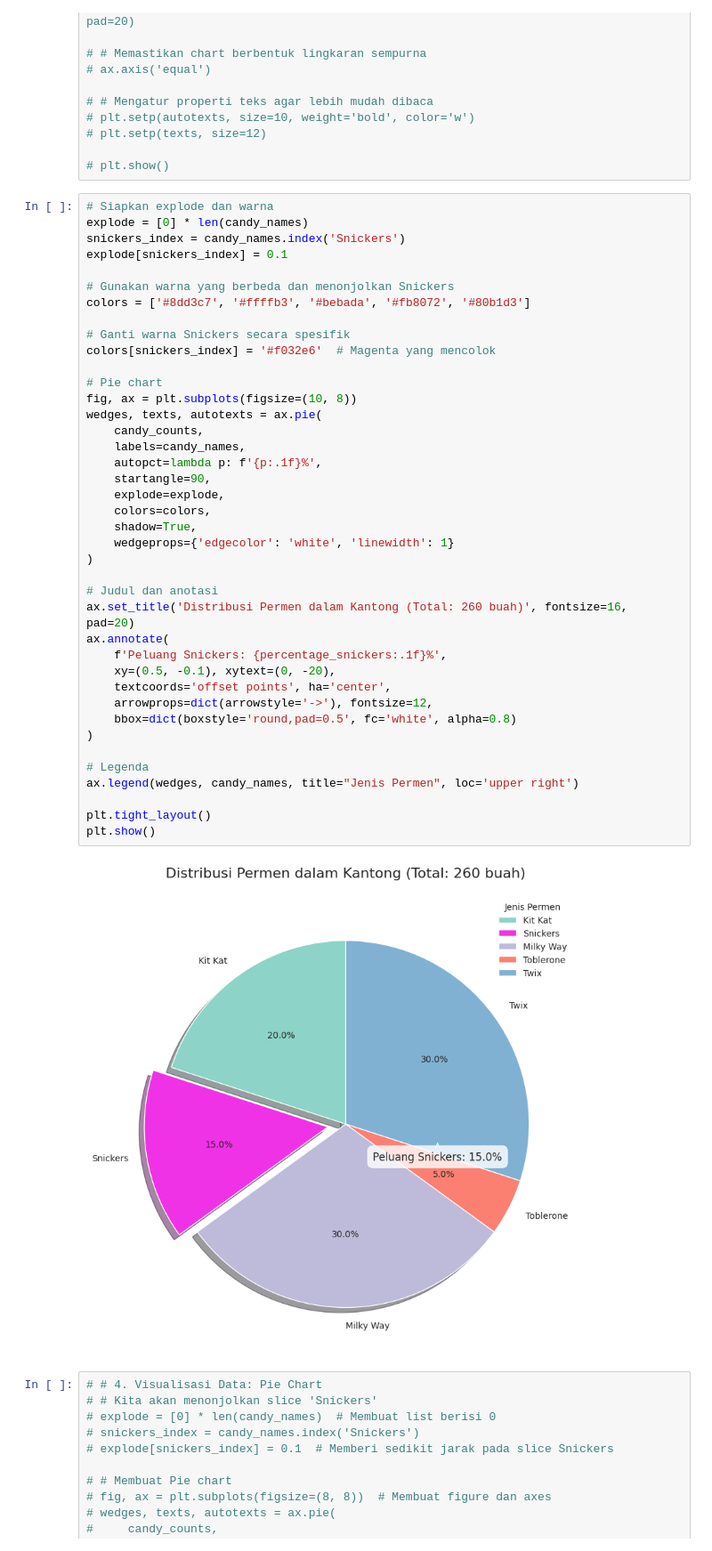
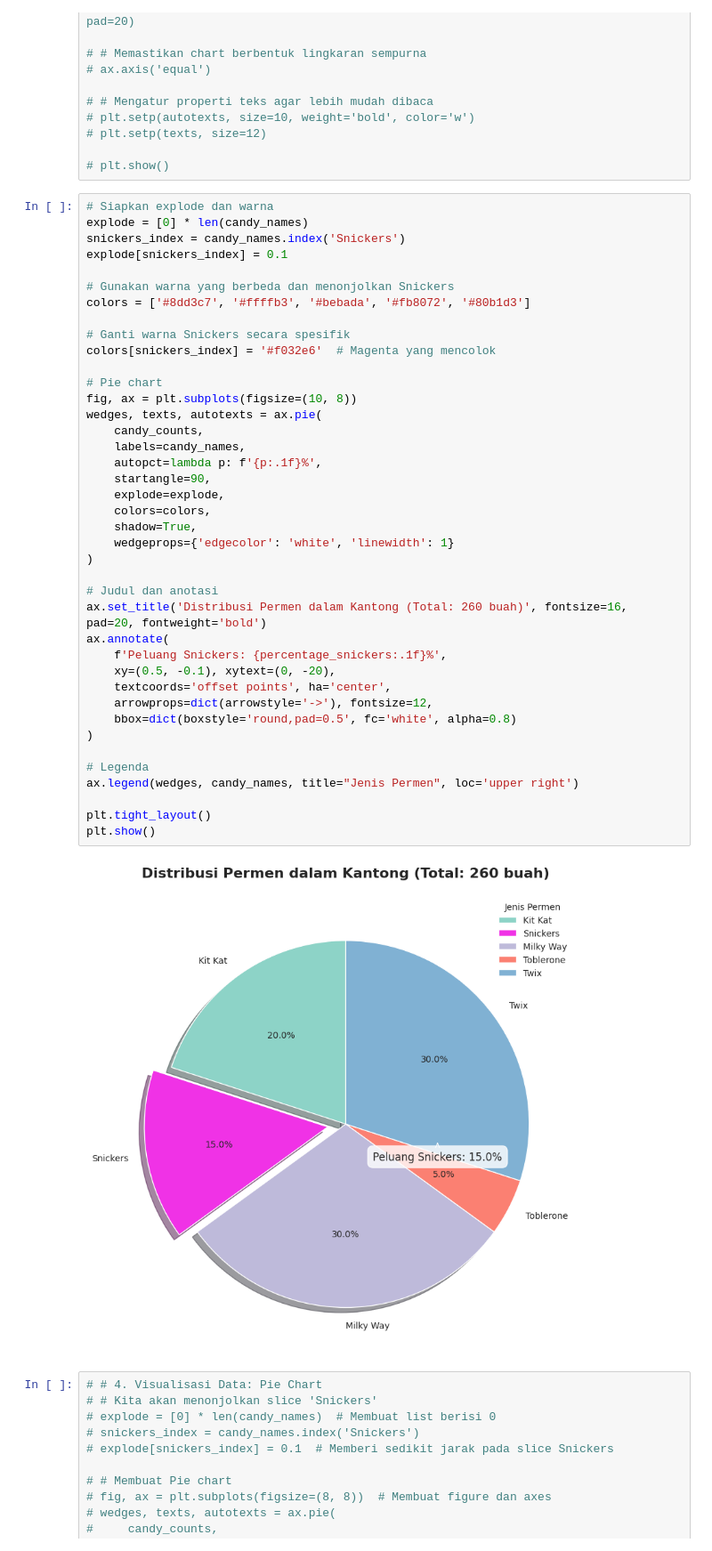
Before and after one commit to notnsas/data-science-application-college-task, a Jupyter notebook: mid_test/UTS_data_science_application_college_subject.ipynb, the cells around one changed output. Shown at 89% size. Cells and saved outputs as stored; diff of their text form.

```diff
--- a/mid_test/UTS_data_science_application_college_subject.ipynb
+++ b/mid_test/UTS_data_science_application_college_subject.ipynb
@@ -276,35 +276,35 @@ colors = ['#8dd3c7', '#ffffb3', '#bebada', '#fb8072', '#80b1d3']
 colors[snickers_index] = '#f032e6'  # Magenta yang mencolok
 
 # Pie chart
 fig, ax = plt.subplots(figsize=(10, 8))
 wedges, texts, autotexts = ax.pie(
     candy_counts,
     labels=candy_names,
     autopct=lambda p: f'{p:.1f}%',
     startangle=90,
     explode=explode,
     colors=colors,
     shadow=True,
     wedgeprops={'edgecolor': 'white', 'linewidth': 1}
 )
 
 # Judul dan anotasi
-ax.set_title('Distribusi Permen dalam Kantong (Total: 260 buah)', fontsize=16, pad=20)
+ax.set_title('Distribusi Permen dalam Kantong (Total: 260 buah)', fontsize=16, pad=20, fontweight='bold')
 ax.annotate(
     f'Peluang Snickers: {percentage_snickers:.1f}%',
     xy=(0.5, -0.1), xytext=(0, -20),
     textcoords='offset points', ha='center',
     arrowprops=dict(arrowstyle='->'), fontsize=12,
     bbox=dict(boxstyle='round,pad=0.5', fc='white', alpha=0.8)
 )
 
 # Legenda
 ax.legend(wedges, candy_names, title="Jenis Permen", loc='upper right')
 
 plt.tight_layout()
 plt.show()
 # %% [output]
-[figure, old version]
+[figure, new version]
 # %%
 # # 4. Visualisasi Data: Pie Chart
 # # Kita akan menonjolkan slice 'Snickers'
```
